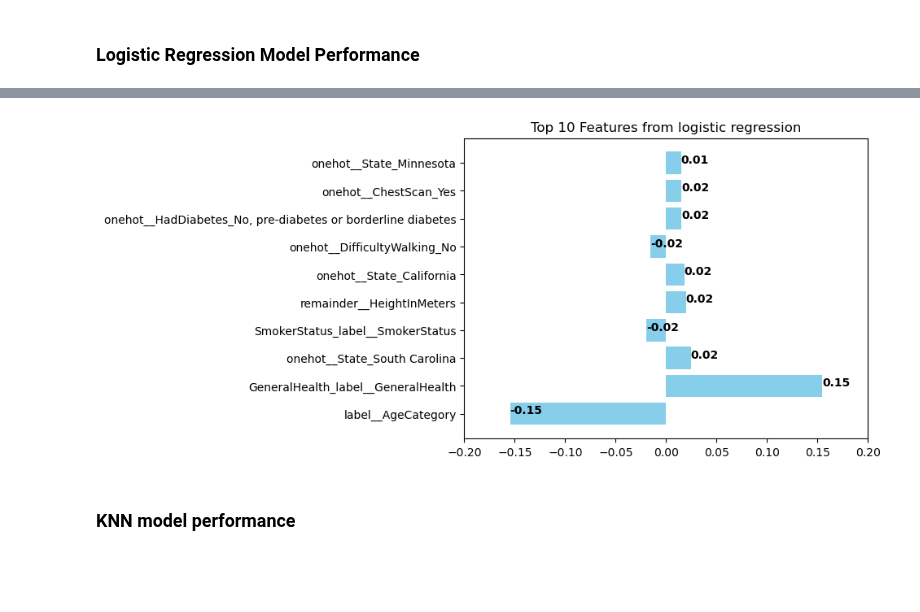
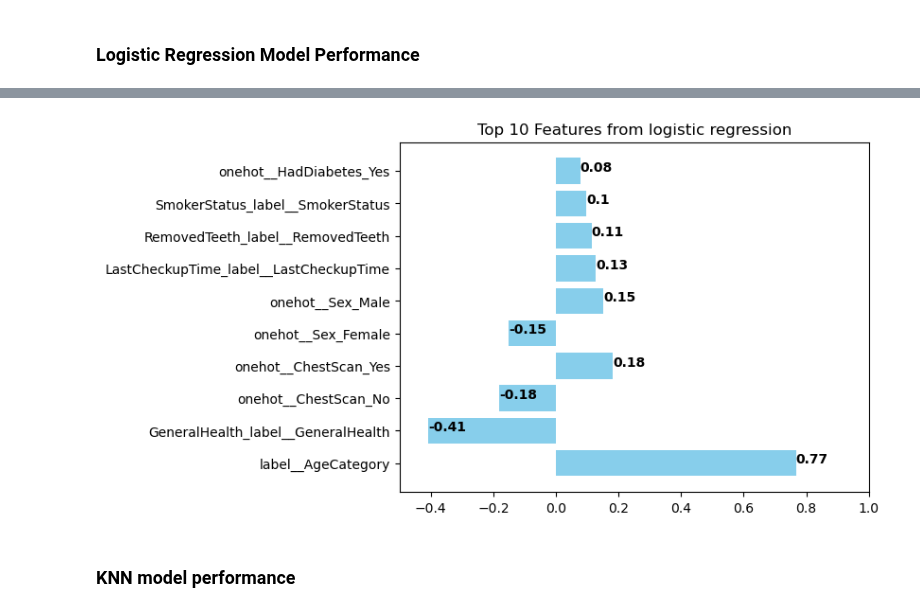
Before and after one commit to DecisionTreeBruining/212B-ML-Project, a Jupyter notebook: assignment_2/local_dev/final_analysis.ipynb, the cells around one changed output, grey strips where cells are left out. Saved outputs shown, nothing was run; the diff lists cells and outputs as text; code cells hidden in the pictures; blank space fills up the shorter version.

Commit message:
new graphs
n

```diff
--- a/assignment_2/local_dev/final_analysis.ipynb
+++ b/assignment_2/local_dev/final_analysis.ipynb
@@ -75,15 +75,15 @@ y_pred_prob_logi = test_predicted['logi_predicted_prob']
 y_pred_test_knn = test_predicted['knn_predicted']
 y_pred_prob_knn = test_predicted['knn_predicted_prob']
 
-with open(path_google + "back_selection.pkl", "rb") as file:
-    back_selector = pickle.load(file)
+# with open(path_google + "back_selection.pkl", "rb") as file:
+#     back_selector = pickle.load(file)
 
-# Get the selected feature names
-selected_features = back_selector.get_feature_names_out()
+# # Get the selected feature names
+# selected_features = back_selector.get_feature_names_out()
 
-# Transform the training and testing data using the selected feature names
-X_train = X_train[selected_features]
-X_test = X_test[selected_features]
+# # Transform the training and testing data using the selected feature names
+# X_train = X_train[selected_features]
+# X_test = X_test[selected_features]
 
 # add RF and XGB predictions below
 # %%
@@ -173,35 +173,35 @@ logi_coef = log_final.coef_
 avg_coef = np.mean(logi_coef, axis=0)
 
 # create a dictionary for coefficients and column names
 coef_dict = {}
 for coef, col in zip(avg_coef, X_train.columns):
     coef_dict[col] = coef
 
 # sort the dictionary by the absolute value of the coefficients
 sorted_dict = dict(sorted(coef_dict.items(),
                           key = lambda x: abs(x[1]),
                           reverse = True))
 
 # dataframe for the sorted dictionary with two columns
 coef_df = pd.DataFrame(list(sorted_dict.items()),
                        columns = ['Feature', 'Coefficient'])
 
 # select the top 10 coefficients
 coef_df = coef_df.head(10)
 plt.barh(coef_df['Feature'], coef_df['Coefficient'], color='skyblue')
 
 # add text annotation on the bar
 for i, v in enumerate(coef_df['Coefficient']):
     plt.text(v, i, str(round(v, 2)),
              color='black', fontweight='bold',
              ha = 'left')
 plt.title('Top 10 Features from logistic regression')
 plt.savefig(figpath + 'logit_feature_importance.png')
 # set x limit
-plt.xlim(-0.2, 0.2)
+plt.xlim(-0.5, 1)
 plt.size = (8,6)
 # %% [output]
-[figure, old version]
+[figure, new version]
 # %% [markdown]
 ### KNN model performance
 # %%
```
Also changed, not shown: parts of 6 cells of this notebook, 7 other files.
